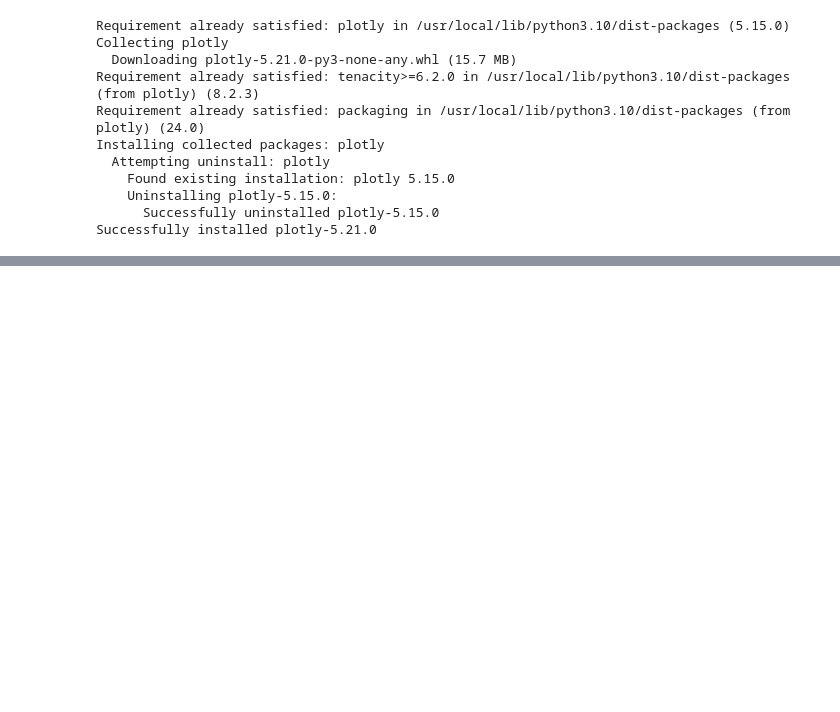
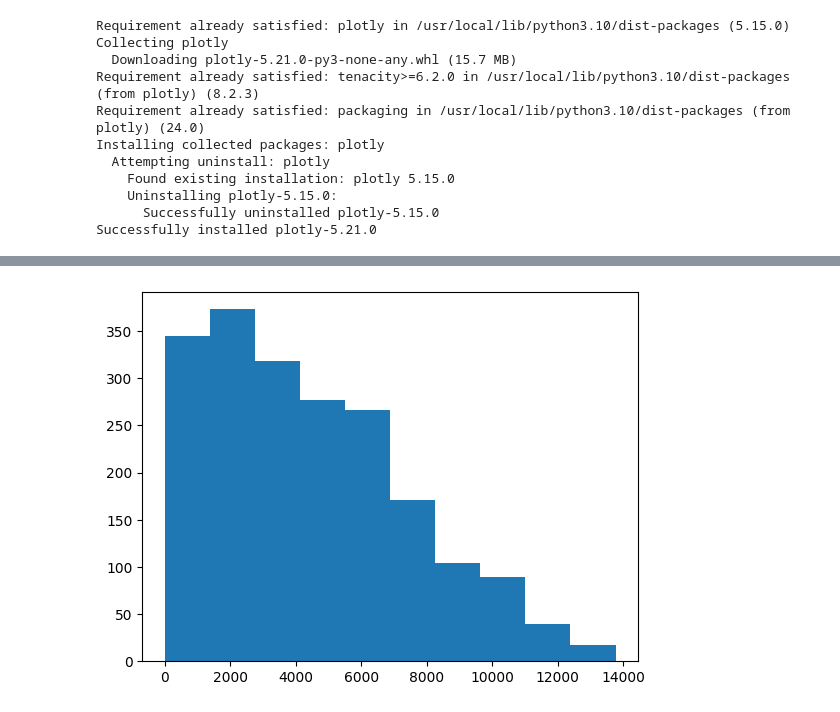
Before and after one commit to GabrielFePL/Curso-de-Machine-Learning-e-Data-Science, a Jupyter notebook: CursoMachineLearning.ipynb, the cells around one changed output, grey strips where cells are left out. Saved outputs shown, nothing was run; the diff lists cells and outputs as text; code cells hidden in the pictures; blank space fills up the shorter version.

```diff
--- a/CursoMachineLearning.ipynb
+++ b/CursoMachineLearning.ipynb
@@ -26,0 +122,4 @@ import plotly.express as px
+# %%
+plt.hist(x = base_credit['loan']);
+# %% [output]
+[figure, added]
```
Also changed, not shown: parts of 16 cells of this notebook.
